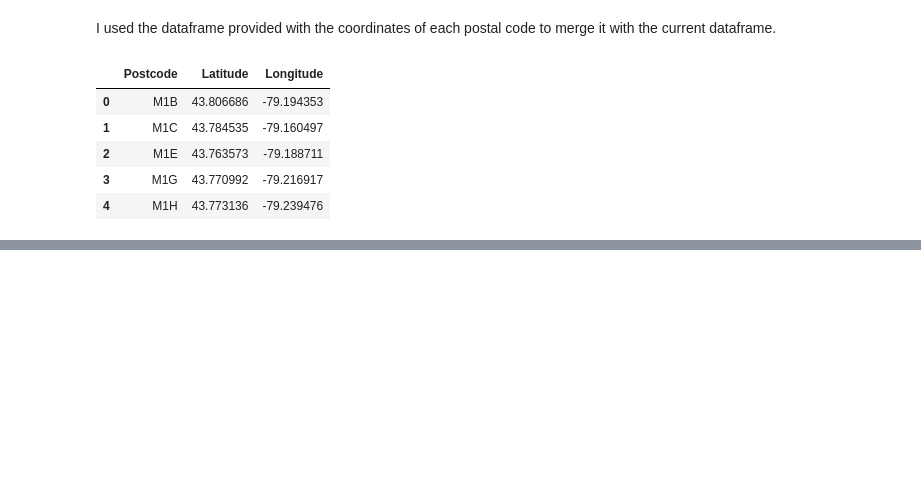
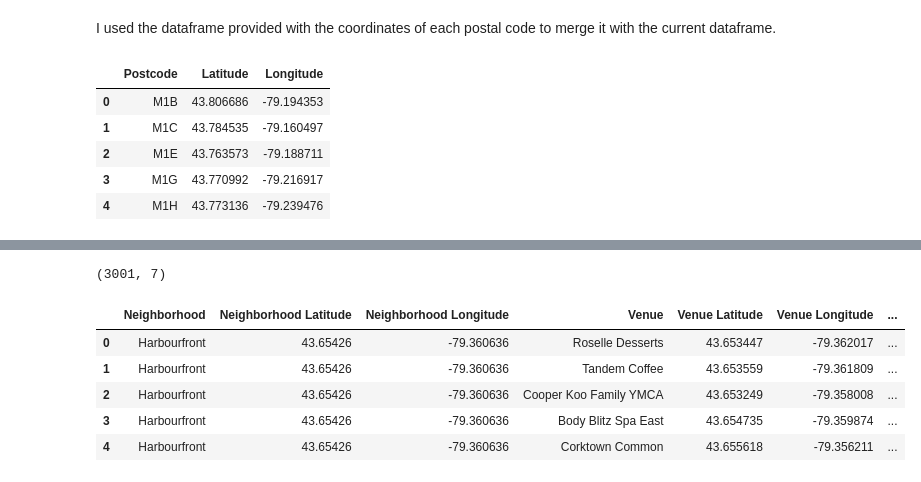
Before and after one commit to benjaminlozanow/Coursera_Capstone, a Jupyter notebook: assignment_week_3.ipynb, the cells around one changed output, grey strips where cells are left out. Cells and saved outputs as stored; diff of their text form; code cells hidden in the pictures; blank space fills up the shorter version.

```diff
--- a/assignment_week_3.ipynb
+++ b/assignment_week_3.ipynb
@@ -73,0 +121,8 @@ df_final
+# %%
+address = 'Toronto, CA'
+
+geolocator = Nominatim(user_agent="ny_explorer")
+location = geolocator.geocode(address)
+latitude = location.latitude
+longitude = location.longitude
+print('The geograpical coordinate of Toronto are {}, {}.'.format(latitude, longitude))
@@ -73,0 +131,19 @@ df_final
+# %%
+# create map of Toronto using latitude and longitude values
+map_toronto = folium.Map(location=[latitude, longitude], zoom_start=10)
+
+# add markers to map
+for lat, lng, borough, neighbourhood in zip(df['Latitude'], df['Longitude'], df['Borough'], df['Neighbourhood']):
+    label = '{}, {}'.format(neighbourhood, borough)
+    label = folium.Popup(label, parse_html=True)
+    folium.CircleMarker(
+        [lat, lng],
+        radius=5,
+        popup=label,
+        color='blue',
+        fill=True,
+        fill_color='#3186cc',
+        fill_opacity=0.7,
+        parse_html=False).add_to(map_toronto)
+
+map_toronto
@@ -73,0 +154,7 @@ df_final
+# %%
+# Defining credentials for the Foursquare API calls
+CLIENT_ID = 'AWQT1QHMRZGO1NQPGIE0OTSZV0QOUYXNPJIQBUGUILLTUEPF' # your Foursquare ID
+CLIENT_SECRET = 'GSJSPPUOKMKF10OKQFISH00FQUL34WORQLQGVYAG0JVSIV1V' # your Foursquare Secret
+VERSION = '20180605' # Foursquare API version
+LIMIT = 100 # A default Foursquare API limit value
+radius = 500
@@ -73,0 +203,6 @@ df_final
+# %%
+# calling the function to get the venues around toronto
+toronto_venues = getNearbyVenues(names= df['Neighbourhood'],
+                                   latitudes= df['Latitude'],
+                                   longitudes= df['Longitude']
+                                  )
@@ -73,0 +227,11 @@ df_final
+# %%
+print(toronto_venues.shape)
+toronto_venues.head()
+# %% [output]
+(3001, 7)
+|  | Neighborhood | Neighborhood Latitude | Neighborhood Longitude | Venue | Venue Latitude | Venue Longitude | ... |
+| 0 | Harbourfront | 43.65426 | -79.360636 | Roselle Desserts | 43.653447 | -79.362017 | ... |
+| 1 | Harbourfront | 43.65426 | -79.360636 | Tandem Coffee | 43.653559 | -79.361809 | ... |
+| 2 | Harbourfront | 43.65426 | -79.360636 | Cooper Koo Family YMCA | 43.653249 | -79.358008 | ... |
+| 3 | Harbourfront | 43.65426 | -79.360636 | Body Blitz Spa East | 43.654735 | -79.359874 | ... |
+| 4 | Harbourfront | 43.65426 | -79.360636 | Corktown Common | 43.655618 | -79.356211 | ... |
```
Also changed, not shown: parts of 24 cells of this notebook.
